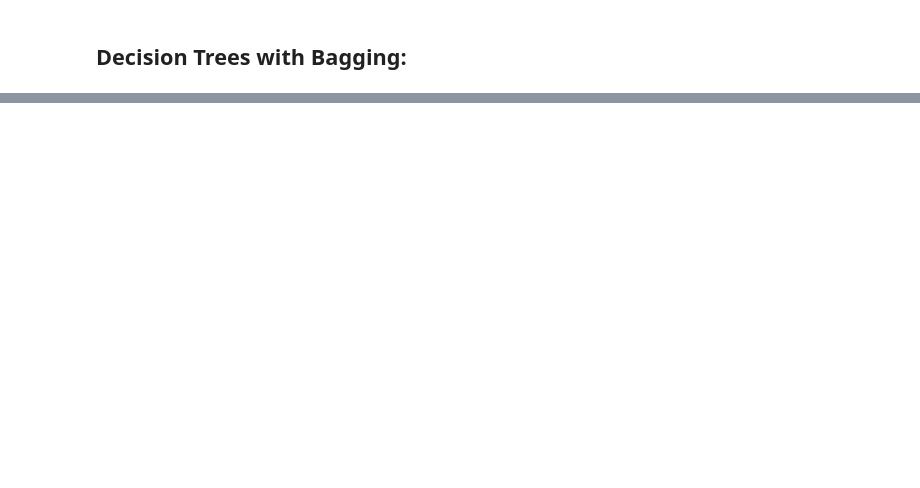
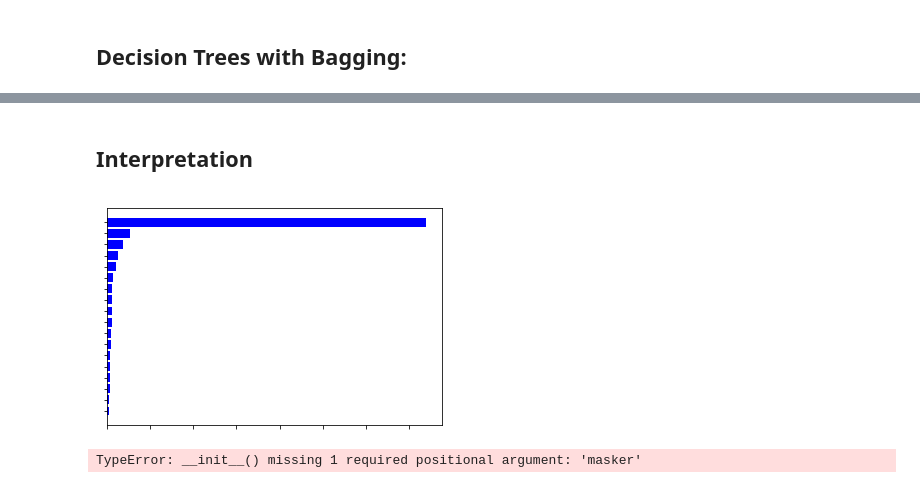
Before and after one commit to raychen2019/Mortality, a Jupyter notebook: Leonard-Models.ipynb, the cells around one changed output, grey strips where cells are left out. Drawn from its saved outputs; the diff is of its cells as text; code cells hidden in the pictures; blank space fills up the shorter version.

```diff
--- a/Leonard-Models.ipynb
+++ b/Leonard-Models.ipynb
@@ -287,0 +255,22 @@ ylim = plt.ylim()
+# %% [markdown]
+## Interpretation
+# %%
+importances = np.mean([tree.feature_importances_ for tree in bagging_model.estimators_], axis=0)
+indices = np.argsort(importances)
+
+features = X_train_impute.columns
+
+fig = plt.figure(2)
+plt.title('Feature Importances')
+plt.barh(range(len(indices)), importances[indices], color='b', align='center')
+plt.yticks(range(len(indices)), [features[i] for i in indices])
+plt.xlabel('Relative Importance')
+plt.show()
+# %% [output]
+[figure, added]
+# %%
+import shap
+
+shap_values = shap.AdditiveExplainer(bagging_model).shap_values(X_train_impute)
+# %% [output]
+TypeError: __init__() missing 1 required positional argument: 'masker'
```
Also changed, not shown: parts of 9 cells of this notebook, 2 other files.
